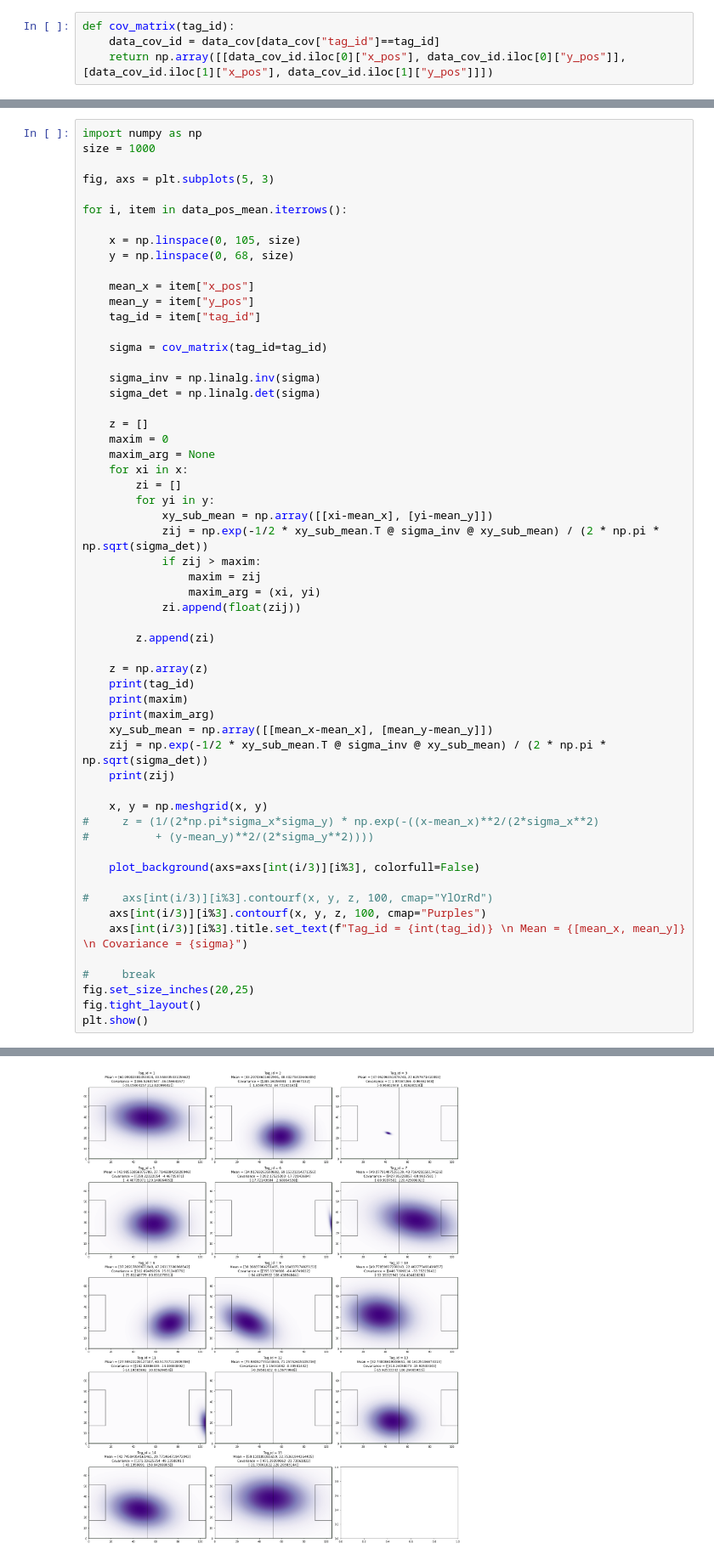
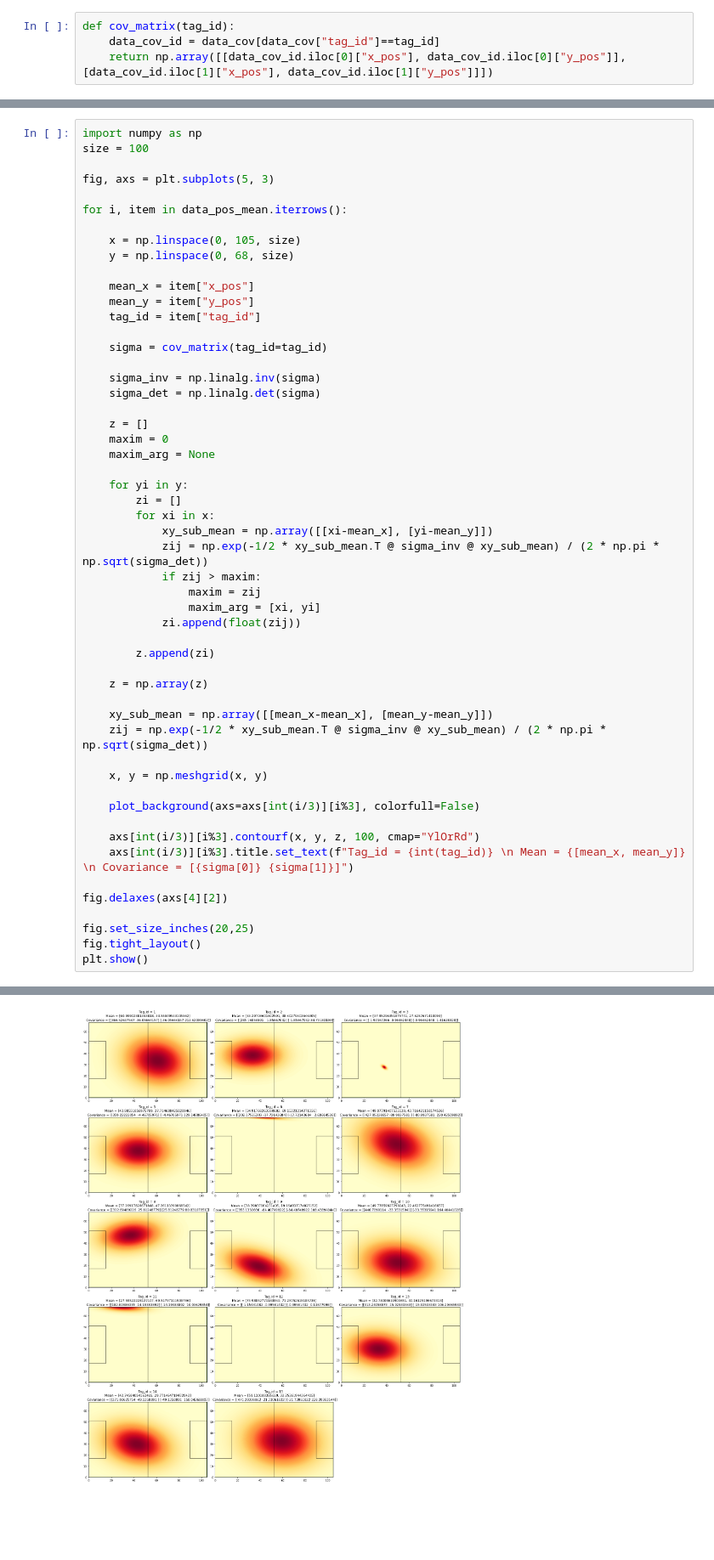
Before and after one commit to AUT-Student/SPR-HW1, a Jupyter notebook: Program6/Program6.ipynb, the cells around one changed output, grey strips where cells are left out. Shown at 85% size. Cells and saved outputs as stored; diff of their text form; blank space fills up the shorter version.

```diff
--- a/Program6/Program6.ipynb
+++ b/Program6/Program6.ipynb
@@ -86,6 +54,6 @@ plt.show()
 # %%
 import numpy as np
-size = 1000
+size = 100
 
 fig, axs = plt.subplots(5, 3)
 
@@ -106,37 +74,33 @@ for i, item in data_pos_mean.iterrows():
     z = []
     maxim = 0
     maxim_arg = None
-    for xi in x:
+
+    for yi in y:
         zi = []
-        for yi in y:
+        for xi in x:
             xy_sub_mean = np.array([[xi-mean_x], [yi-mean_y]])
             zij = np.exp(-1/2 * xy_sub_mean.T @ sigma_inv @ xy_sub_mean) / (2 * np.pi * np.sqrt(sigma_det))
             if zij > maxim:
                 maxim = zij
-                maxim_arg = (xi, yi)
+                maxim_arg = [xi, yi]
             zi.append(float(zij))
 
         z.append(zi)
 
     z = np.array(z)
-    print(tag_id)
-    print(maxim)
-    print(maxim_arg)
+
     xy_sub_mean = np.array([[mean_x-mean_x], [mean_y-mean_y]])
     zij = np.exp(-1/2 * xy_sub_mean.T @ sigma_inv @ xy_sub_mean) / (2 * np.pi * np.sqrt(sigma_det))
-    print(zij)
 
     x, y = np.meshgrid(x, y)
-#     z = (1/(2*np.pi*sigma_x*sigma_y) * np.exp(-((x-mean_x)**2/(2*sigma_x**2)
-#          + (y-mean_y)**2/(2*sigma_y**2))))
 
     plot_background(axs=axs[int(i/3)][i%3], colorfull=False)
 
-#     axs[int(i/3)][i%3].contourf(x, y, z, 100, cmap="YlOrRd")
-    axs[int(i/3)][i%3].contourf(x, y, z, 100, cmap="Purples")
-    axs[int(i/3)][i%3].title.set_text(f"Tag_id = {int(tag_id)} \n Mean = {[mean_x, mean_y]} \n Covariance = {sigma}")
+    axs[int(i/3)][i%3].contourf(x, y, z, 100, cmap="YlOrRd")
+    axs[int(i/3)][i%3].title.set_text(f"Tag_id = {int(tag_id)} \n Mean = {[mean_x, mean_y]} \n Covariance = [{sigma[0]} {sigma[1]}]")
 
-#     break
+fig.delaxes(axs[4][2])
+
 fig.set_size_inches(20,25)
 fig.tight_layout()
 plt.show()
@@ -161 +108 @@ plt.show()
-[figure, old version]
+[figure, new version]
```
Also changed, not shown: parts of 3 cells of this notebook.
